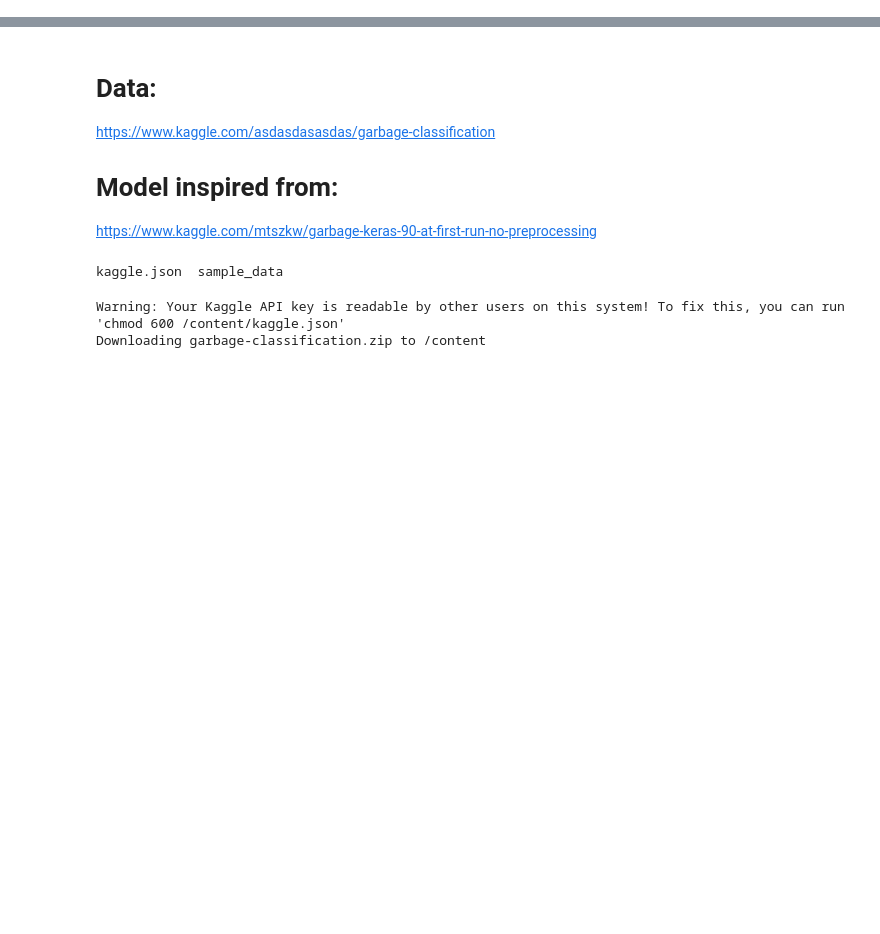
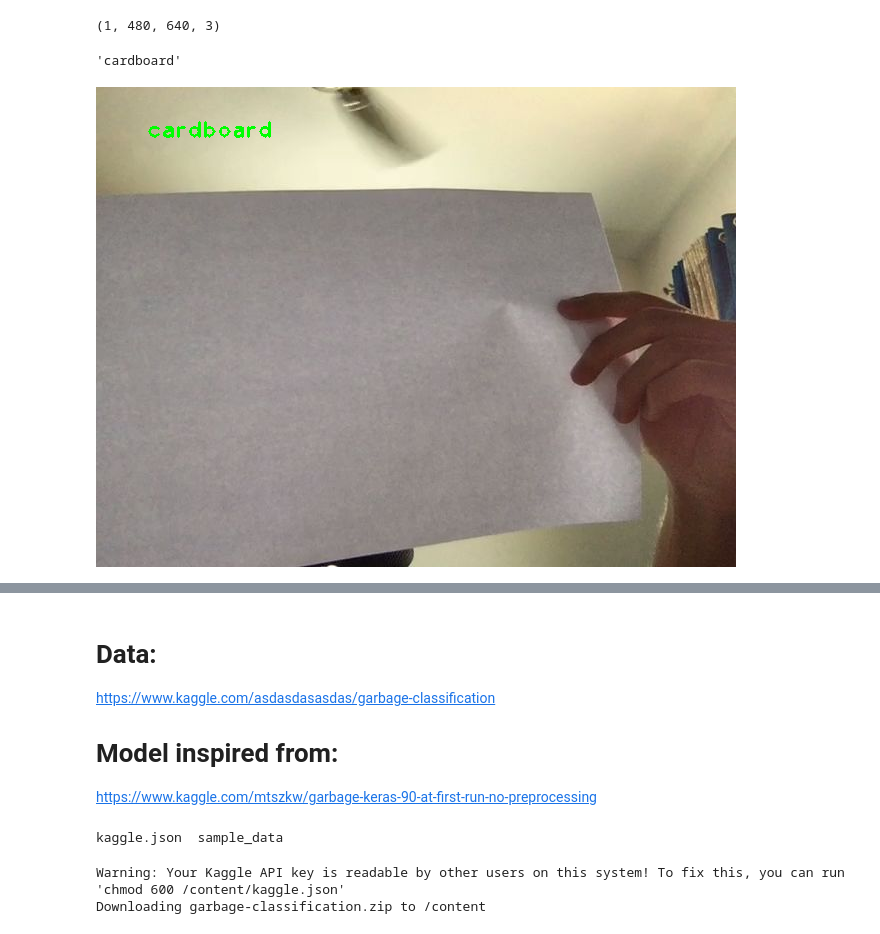
Before and after one commit to nikhilnanda21/HackUST21, a Jupyter notebook: HackUST_Waste_Classification.ipynb, the cells around one changed output, grey strips where cells are left out. Drawn from its saved outputs; the diff is of its cells as text; code cells hidden in the pictures; blank space fills up the shorter version.

Commit message:
added live detection but model is hopeless

```diff
--- a/HackUST_Waste_Classification.ipynb
+++ b/HackUST_Waste_Classification.ipynb
@@ -0,0 +15,2 @@
+# %%
+net = tf.keras.models.load_model(os.path.join("waste_classification.hdf5"))
@@ -0,0 +81,20 @@
+# %%
+im = cv2.imread('photo.jpg')
+im_net = np.expand_dims(im, axis=0)
+print(im_net.shape)
+
+pred = net.predict(im_net)
+# print(pred.shape)
+# print(pred)
+pred_label = np.argmax(pred, axis=1)
+# print(pred_label.shape)
+label = class_id_to_label(pred_label[0])
+label
+# %% [output]
+(1, 480, 640, 3)
+'cardboard'
+# %%
+cv2.putText(im, label, (50, 50), cv2.FONT_HERSHEY_PLAIN, 1.5, (0, 255, 0), 2)
+cv2_imshow(im)
+# %% [output]
+[figure, added]
```
Also changed, not shown: parts of 13 cells of this notebook.
